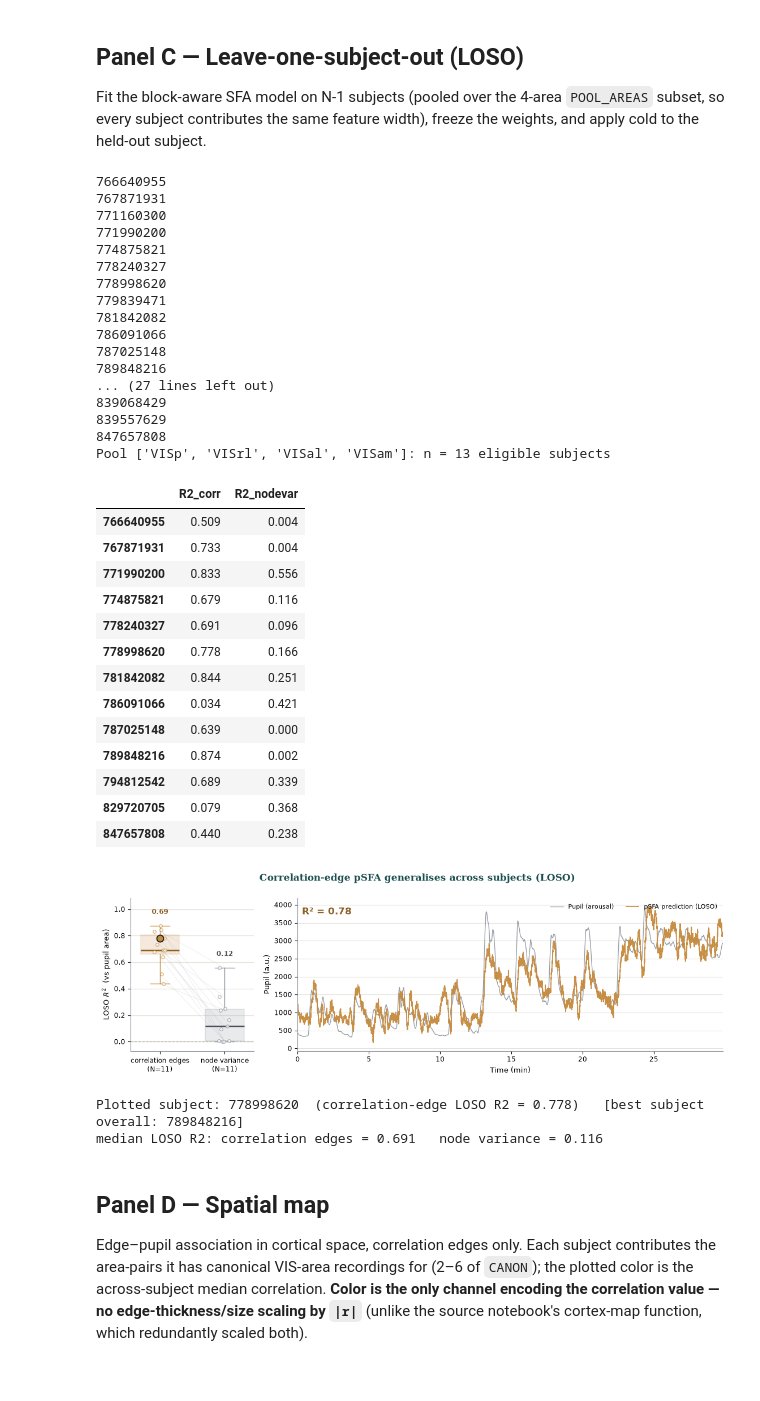
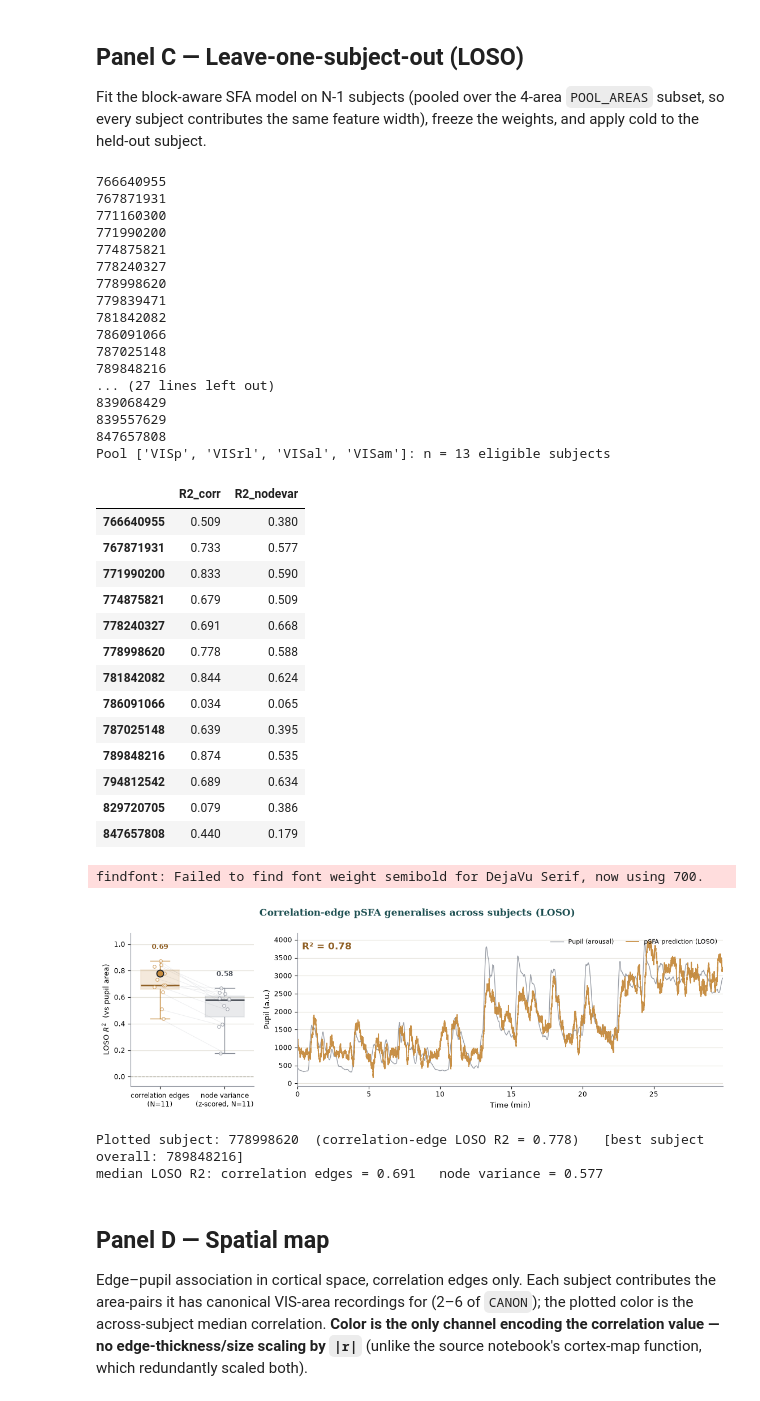
Before and after one commit to schrodingersmonkey/pSFA-PINUP, a Jupyter notebook: Figure_3_Neuropixels.ipynb, the cells around one changed output. Cells and saved outputs as stored; diff of their text form; code cells hidden in the pictures.

Commit message:
Fig 3C: z-score node variance per subject before LOSO pooling
Co-Authored-By: Claude Sonnet 5.5 <noreply@anthropic.com>

```diff
--- a/Figure_3_Neuropixels.ipynb
+++ b/Figure_3_Neuropixels.ipynb
@@ -249,7 +249,11 @@ def subject_corr_edges(X_ds, edge_win):
     return build_feature("edges-corr", X_ds, edge_win), None
 
 def subject_nodevar_features(X_ds, edge_win):
-    return build_feature("node-var", X_ds, edge_win), None
+    # Raw LFP variance has animal-specific scale (probe depth, impedance, reference), so we
+    # z-score each node-variance column WITHIN subject before pooling. Correlation edges are
+    # scale-free and are left uncalibrated. (Control: Figure_3_zscore_variance_control.ipynb)
+    F = build_feature("node-var", X_ds, edge_win)
+    return (F - F.mean(axis=0, keepdims=True)) / F.std(axis=0, keepdims=True), None
 
 def align_pupil(d_raw, n_feat, edge_win):
     d = moving_average_centered(d_raw[:, None], edge_win)[:, 0]
@@ -308,19 +312,19 @@ display(loso_df.round(3))
 847657808
 Pool ['VISp', 'VISrl', 'VISal', 'VISam']: n = 13 eligible subjects
 |  | R2_corr | R2_nodevar |
-| 766640955 | 0.509 | 0.004 |
-| 767871931 | 0.733 | 0.004 |
-| 771990200 | 0.833 | 0.556 |
-| 774875821 | 0.679 | 0.116 |
-| 778240327 | 0.691 | 0.096 |
-| 778998620 | 0.778 | 0.166 |
-| 781842082 | 0.844 | 0.251 |
-| 786091066 | 0.034 | 0.421 |
-| 787025148 | 0.639 | 0.000 |
-| 789848216 | 0.874 | 0.002 |
-| 794812542 | 0.689 | 0.339 |
-| 829720705 | 0.079 | 0.368 |
-| 847657808 | 0.440 | 0.238 |
+| 766640955 | 0.509 | 0.380 |
+| 767871931 | 0.733 | 0.577 |
+| 771990200 | 0.833 | 0.590 |
+| 774875821 | 0.679 | 0.509 |
+| 778240327 | 0.691 | 0.668 |
+| 778998620 | 0.778 | 0.588 |
+| 781842082 | 0.844 | 0.624 |
+| 786091066 | 0.034 | 0.065 |
+| 787025148 | 0.639 | 0.395 |
+| 789848216 | 0.874 | 0.535 |
+| 794812542 | 0.689 | 0.634 |
+| 829720705 | 0.079 | 0.386 |
+| 847657808 | 0.440 | 0.179 |
 # %%
 SELECTED_SID = '778998620' # set to a subject id string in F_corr to plot that subject's cold LOSO prediction; None = auto-pick best
 
@@ -378,37 +382,38 @@ if plot_sid_l in gdf_loso.index:
     axL.scatter([1], [v_corr_hl], s=75, facecolor=GOLD, edgecolors=INK, linewidths=1.4, zorder=4)
 axL.axhline(0, color="#b0ac9f", lw=0.9, ls="--", zorder=1)
 axL.set_xticks([1, 2])
-axL.set_xticklabels([f"correlation edges\n(N={len(corr_vals_l)})", f"node variance\n(N={len(nv_vals_l)})"], fontsize=8.5)
+axL.set_xticklabels([f"correlation edges\n(N={len(corr_vals_l)})", f"node variance\n(z-scored, N={len(nv_vals_l)})"], fontsize=8.5)
 axL.set_xlim(0.55, 2.45)
 axL.set_ylim(lo - pad, hi + pad + label_off * 1.8)
 axL.set_ylabel(r"LOSO $R^2$  (vs pupil area)", fontsize=9.5)
 axL.tick_params(labelsize=8.5)
 axL.spines[["top", "right"]].set_visible(False); axL.spines[["left", "bottom"]].set_color(MUTED)
 
 axR.set_axisbelow(True); axR.yaxis.grid(True, color=RULE, lw=0.8)
 axR.plot(t_l, d_corr[plot_sid_l], color=MUTED, lw=1.0, alpha=0.85, label="Pupil (arousal)")
 axR.plot(t_l, y_pred_best,        color=GOLD,  lw=1.3, alpha=0.95, label="pSFA prediction (LOSO)")
 axR.text(0.01, 0.94, f"R\u00b2 = {gdf_loso.loc[plot_sid_l, 'R2_corr']:.2f}",
          transform=axR.transAxes, ha="left", va="top", fontsize=12, color=GOLD_D, fontweight="bold")
 axR.set_xlim(t_l.min(), t_l.max()); axR.margins(y=0.06)
 axR.set_xlabel("Time (min)", fontsize=9.5); axR.set_ylabel("Pupil (a.u.)", fontsize=9.5)
 axR.tick_params(labelsize=8.5)
 axR.legend(loc="upper right", frameon=False, fontsize=8, ncol=2)
 axR.spines[["top", "right"]].set_visible(False); axR.spines[["left", "bottom"]].set_color(MUTED)
 
 fig.suptitle("Correlation-edge pSFA generalises across subjects (LOSO)",
              fontfamily="serif", color=ACCENT_D, fontsize=12, fontweight="semibold", y=0.98)
 fname = "fig3c_loso" if plot_sid_l == best_sid_l else f"fig3c_loso_{plot_sid_l}"
 fig.savefig(MEDIA_DIR / f"{fname}.svg", transparent=True, bbox_inches="tight")
 fig.savefig(MEDIA_DIR / f"{fname}.png", dpi=300, transparent=True, bbox_inches="tight")
 plt.show()
 
 print(f"Plotted subject: {plot_sid_l}  (correlation-edge LOSO R2 = {gdf_loso.loc[plot_sid_l, 'R2_corr']:.3f})   [best subject overall: {best_sid_l}]")
 print(f"median LOSO R2: correlation edges = {np.median(corr_vals_l):.3f}   node variance = {np.median(nv_vals_l):.3f}")
 # %% [output]
+findfont: Failed to find font weight semibold for DejaVu Serif, now using 700.
-[figure, old version]
+[figure, new version]
-Plotted subject: 778998620  (correlation-edge LOSO R2 = 0.778)   [best subject overall: 789848216]
-median LOSO R2: correlation edges = 0.691   node variance = 0.116
+Plotted subject: 778998620  (correlation-edge LOSO R2 = 0.778)   [best subject overall: 789848216]
+median LOSO R2: correlation edges = 0.691   node variance = 0.577
 # %% [markdown]
 ## Panel D — Spatial map
 
```
Also changed, not shown: 3 other files.
